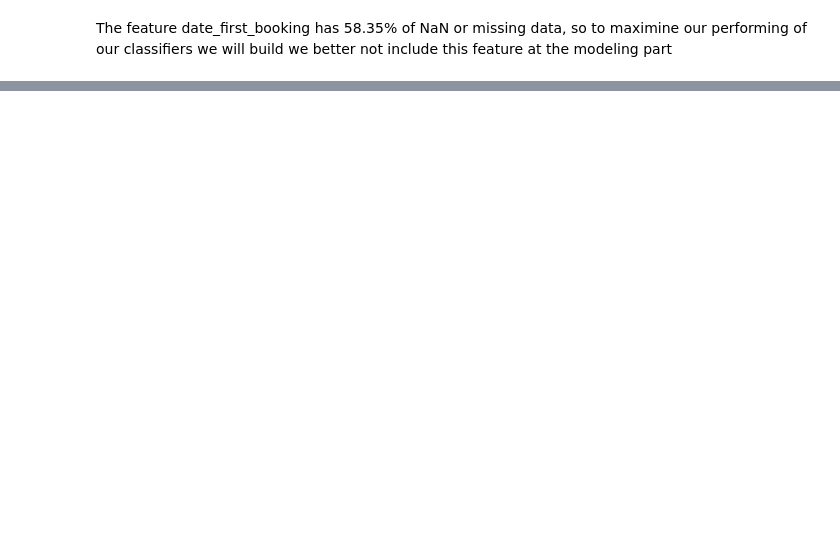
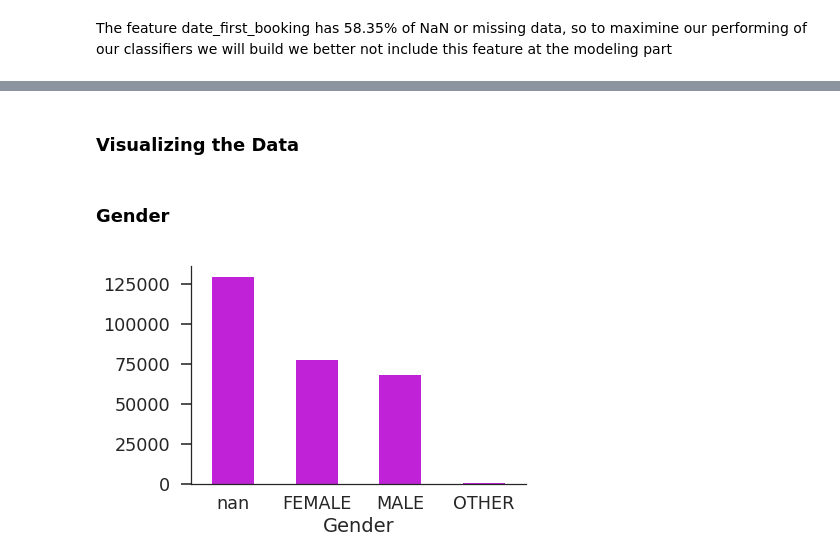
Before and after one commit to nambh/airbnb, a Jupyter notebook: cs4661p.ipynb, the cells around one changed output, grey strips where cells are left out. Cells and saved outputs as stored; diff of their text form; code cells hidden in the pictures; blank space fills up the shorter version.

```diff
--- a/cs4661p.ipynb
+++ b/cs4661p.ipynb
@@ -76,0 +149,13 @@ The feature date_first_booking has 58.35% of NaN or missing data, so to maximine
+# %%
+# set the ouliers of age to NaN
+train_users.loc[train_users.age > 90, 'age'] = np.nan
+test_users.loc[test_users.age > 90, 'age'] = np.nan
+train_users.loc[train_users.age < 13, 'age'] = np.nan
+test_users.loc[test_users.age < 13, 'age'] = np.nan
+# %%
+# Merge train and test users
+users = pd.concat((train_users, test_users), axis=0,
+                  ignore_index=True)
+# Remove ID's
+users.drop('id',axis=1, inplace=True)
+users.shape
@@ -76,0 +174,10 @@ The feature date_first_booking has 58.35% of NaN or missing data, so to maximine
+# %% [markdown]
+### Visualizing the Data
+# %% [markdown]
+### Gender
+# %%
+users.gender.value_counts(dropna=False).plot(kind='bar', color='#c022d8', rot=0)
+plt.xlabel('Gender')
+sns.despine()
+# %% [output]
+[figure, added]
```
Also changed, not shown: parts of 66 cells of this notebook, 9 other files.
